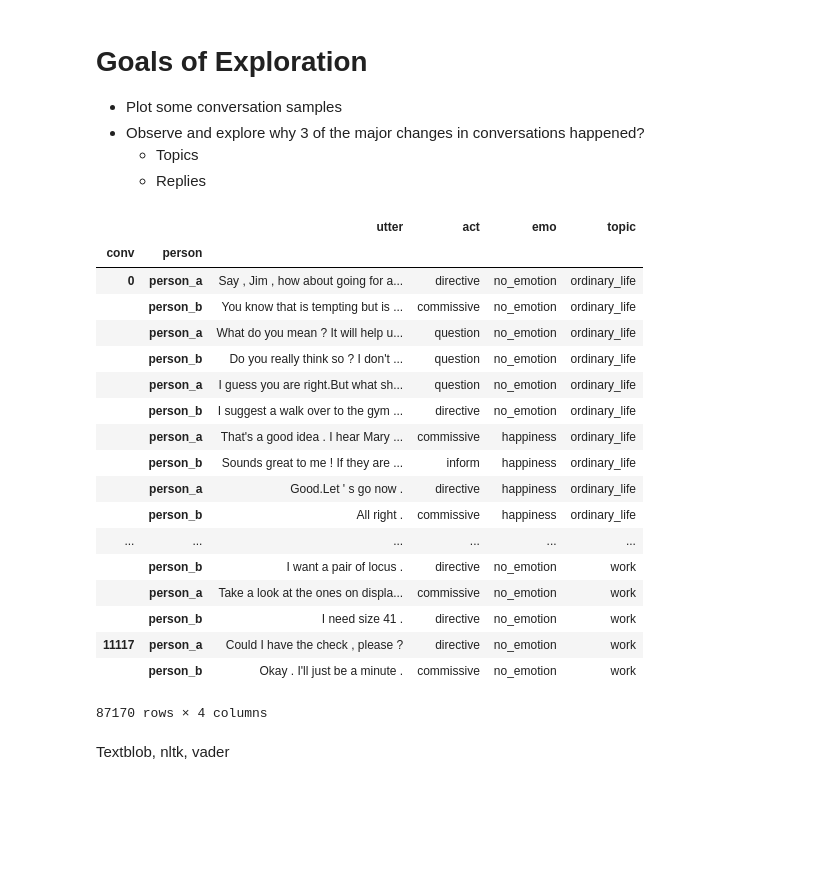
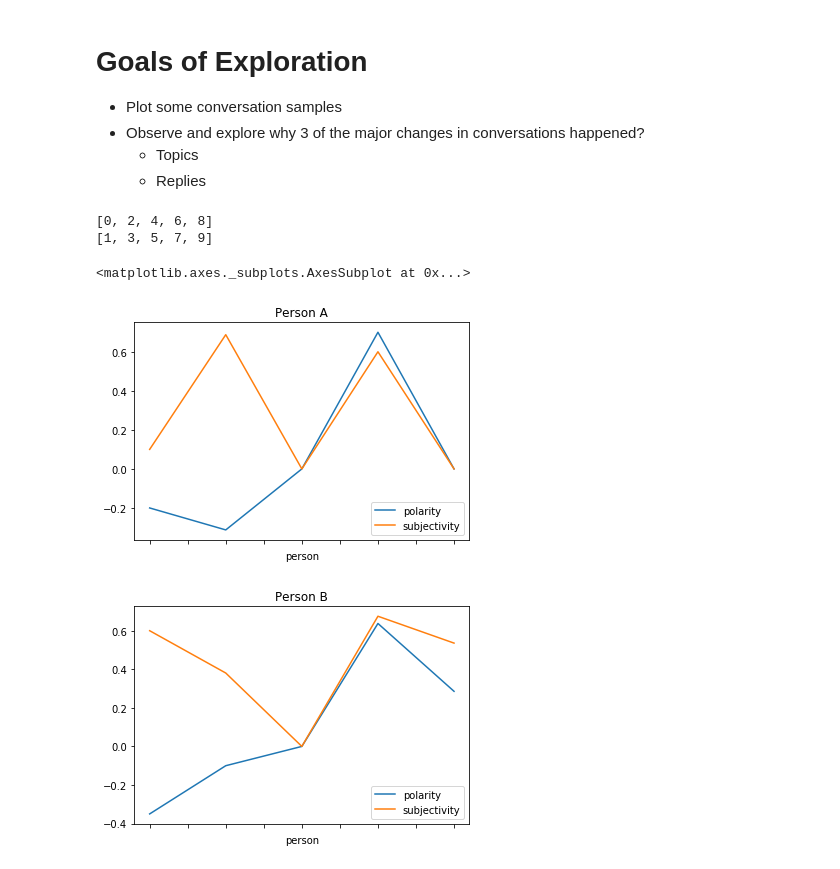
Before and after one commit to Ryanglambert/daily_dialogue, a Jupyter notebook: EDA.ipynb, the cells around one changed output. Saved outputs shown, nothing was run; the diff lists cells and outputs as text; code cells hidden in the pictures; blank space fills up the shorter version.

```diff
--- a/EDA.ipynb
+++ b/EDA.ipynb
@@ -46,27 +47,3 @@ Test dataset unique: [ 8  9 10]
 - Observe and explore why 3 of the major changes in conversations happened?
     - Topics
     - Replies
-# %%
-train
-# %% [output]
-|  |  | utter | act | emo | topic |
-| conv | person |  |  |  |  |
-| 0 | person_a | Say , Jim , how about going for a... | directive | no_emotion | ordinary_life |
-|  | person_b | You know that is tempting but is ... | commissive | no_emotion | ordinary_life |
-|  | person_a | What do you mean ? It will help u... | question | no_emotion | ordinary_life |
-|  | person_b | Do you really think so ? I don't ... | question | no_emotion | ordinary_life |
-|  | person_a | I guess you are right.But what sh... | question | no_emotion | ordinary_life |
-|  | person_b | I suggest a walk over to the gym ... | directive | no_emotion | ordinary_life |
-|  | person_a | That's a good idea . I hear Mary ... | commissive | happiness | ordinary_life |
-|  | person_b | Sounds great to me ! If they are ... | inform | happiness | ordinary_life |
-|  | person_a | Good.Let ' s go now . | directive | happiness | ordinary_life |
-|  | person_b | All right . | commissive | happiness | ordinary_life |
-| ... | ... | ... | ... | ... | ... |
-|  | person_b | I want a pair of locus . | directive | no_emotion | work |
-|  | person_a | Take a look at the ones on displa... | commissive | no_emotion | work |
-|  | person_b | I need size 41 . | directive | no_emotion | work |
-| 11117 | person_a | Could I have the check , please ? | directive | no_emotion | work |
-|  | person_b | Okay . I'll just be a minute . | commissive | no_emotion | work |
-87170 rows × 4 columns
-# %% [markdown]
-Textblob, nltk, vader
@@ -72,0 +57,18 @@ Textblob, nltk, vader
+# %%
+person_a_time = list(range(0, one.shape[0], 2))
+person_b_time = list(range(1, one.shape[0], 2))
+print(person_a_time)
+print(person_b_time)
+# %% [output]
+[0, 2, 4, 6, 8]
+[1, 3, 5, 7, 9]
+# %%
+one = train.loc[0]
+person_a = one[one.index == 'person_a']
+person_b = one[one.index == 'person_b']
+person_a[['polarity', 'subjectivity']].plot(title='Person A')
+person_b[['polarity', 'subjectivity']].plot(title='Person B')
+# %% [output]
+<matplotlib.axes._subplots.AxesSubplot at 0x...>
+[figure, added]
+[figure, added]
```
Also changed, not shown: parts of 4 cells of this notebook, 1 other file.
